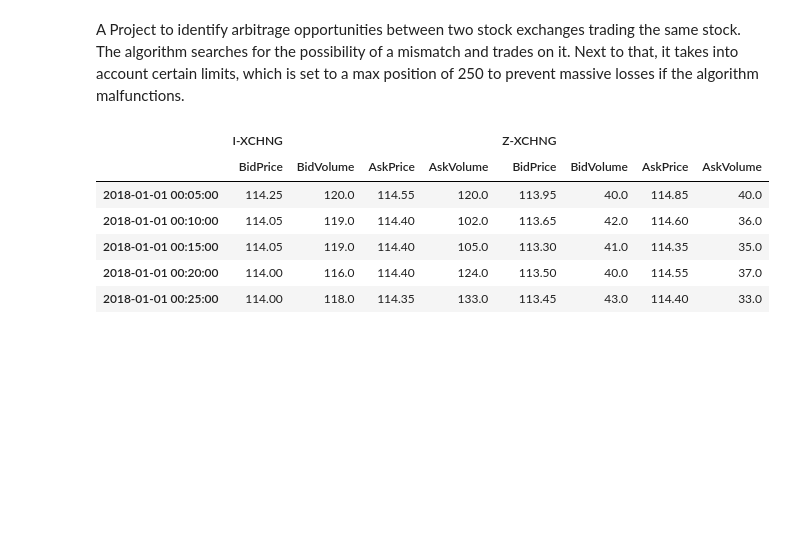
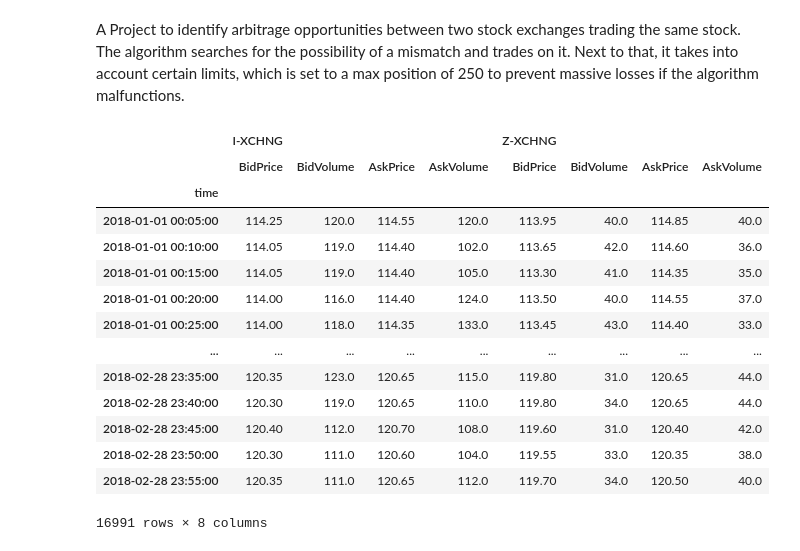
Before and after one commit to bradleyboyuyang/Statistical-Arbitrage, a Jupyter notebook: dual_listing_arbitrage.ipynb, the cells around one changed output. Saved outputs shown, nothing was run; the diff lists cells and outputs as text; code cells hidden in the pictures; blank space fills up the shorter version.

```diff
--- a/dual_listing_arbitrage.ipynb
+++ b/dual_listing_arbitrage.ipynb
@@ -63,14 +40,24 @@ market_data = read_data(filename)
-# %%
-# Visualization of the columns in the DataFrame
-market_data.head()
-# %% [output]
-|  | I-XCHNG |  |  |  | Z-XCHNG |  |  |  |
-|  | BidPrice | BidVolume | AskPrice | AskVolume | BidPrice | BidVolume | AskPrice | AskVolume |
-| 2018-01-01 00:05:00 | 114.25 | 120.0 | 114.55 | 120.0 | 113.95 | 40.0 | 114.85 | 40.0 |
-| 2018-01-01 00:10:00 | 114.05 | 119.0 | 114.40 | 102.0 | 113.65 | 42.0 | 114.60 | 36.0 |
-| 2018-01-01 00:15:00 | 114.05 | 119.0 | 114.40 | 105.0 | 113.30 | 41.0 | 114.35 | 35.0 |
-| 2018-01-01 00:20:00 | 114.00 | 116.0 | 114.40 | 124.0 | 113.50 | 40.0 | 114.55 | 37.0 |
-| 2018-01-01 00:25:00 | 114.00 | 118.0 | 114.35 | 133.0 | 113.45 | 43.0 | 114.40 | 33.0 |
+# %%
+market_data = pd.read_csv("./data/HWG.csv", index_col=[0])
+market_data.index.name = 'time'
+market_data.columns = [market_data.columns.str[-7:], market_data.columns.str[:-8]]
+market_data
+# %% [output]
+|  | I-XCHNG |  |  |  | Z-XCHNG |  |  |  |
+|  | BidPrice | BidVolume | AskPrice | AskVolume | BidPrice | BidVolume | AskPrice | AskVolume |
+| time |  |  |  |  |  |  |  |  |
+| 2018-01-01 00:05:00 | 114.25 | 120.0 | 114.55 | 120.0 | 113.95 | 40.0 | 114.85 | 40.0 |
+| 2018-01-01 00:10:00 | 114.05 | 119.0 | 114.40 | 102.0 | 113.65 | 42.0 | 114.60 | 36.0 |
+| 2018-01-01 00:15:00 | 114.05 | 119.0 | 114.40 | 105.0 | 113.30 | 41.0 | 114.35 | 35.0 |
+| 2018-01-01 00:20:00 | 114.00 | 116.0 | 114.40 | 124.0 | 113.50 | 40.0 | 114.55 | 37.0 |
+| 2018-01-01 00:25:00 | 114.00 | 118.0 | 114.35 | 133.0 | 113.45 | 43.0 | 114.40 | 33.0 |
+| ... | ... | ... | ... | ... | ... | ... | ... | ... |
+| 2018-02-28 23:35:00 | 120.35 | 123.0 | 120.65 | 115.0 | 119.80 | 31.0 | 120.65 | 44.0 |
+| 2018-02-28 23:40:00 | 120.30 | 119.0 | 120.65 | 110.0 | 119.80 | 34.0 | 120.65 | 44.0 |
+| 2018-02-28 23:45:00 | 120.40 | 112.0 | 120.70 | 108.0 | 119.60 | 31.0 | 120.40 | 42.0 |
+| 2018-02-28 23:50:00 | 120.30 | 111.0 | 120.60 | 104.0 | 119.55 | 33.0 | 120.35 | 38.0 |
+| 2018-02-28 23:55:00 | 120.35 | 111.0 | 120.65 | 112.0 | 119.70 | 34.0 | 120.50 | 40.0 |
+16991 rows × 8 columns
 # %%
 # Select the first 250 rows
 market_data_250 = market_data.iloc[:250]
```
Also changed, not shown: parts of 8 cells of this notebook, 2 other files.
